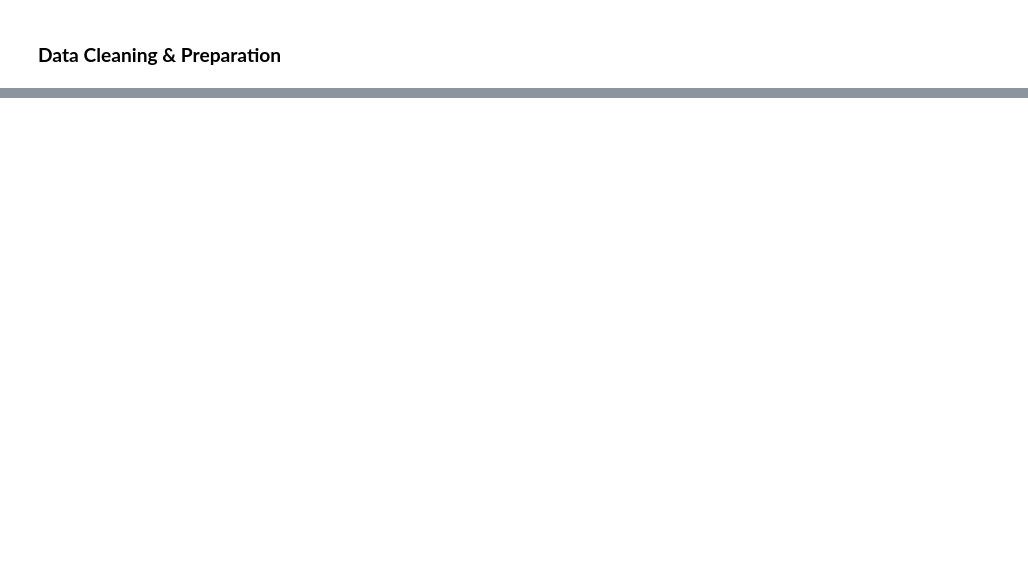
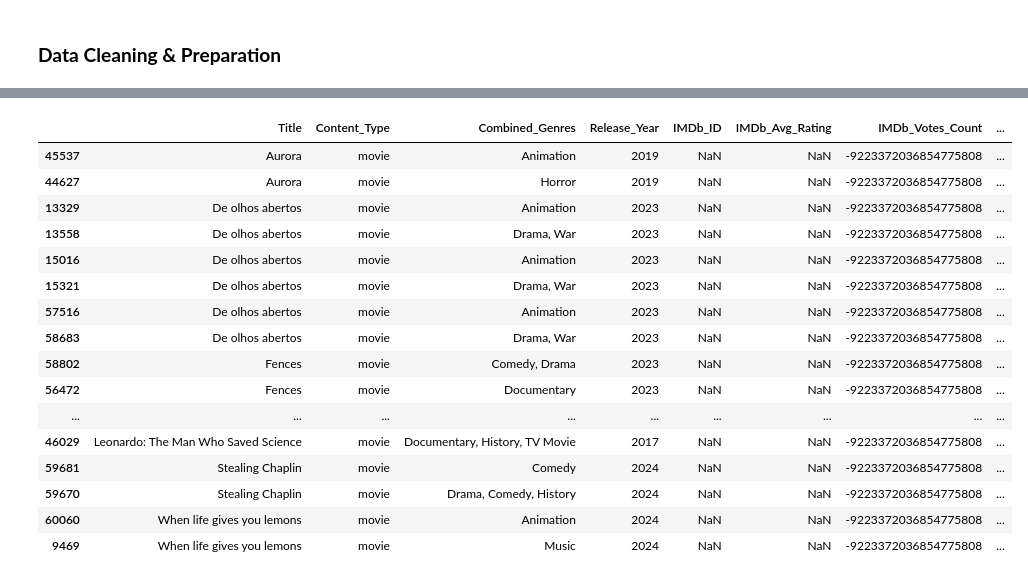
Before and after one commit to rkynhoff/Streaming_Service_Comparisons, a Jupyter notebook: STRM_SERV_COMP_V2.ipynb, the cells around one changed output, grey strips where cells are left out. Cells and saved outputs as stored; diff of their text form; code cells hidden in the pictures; blank space fills up the shorter version.

```diff
--- a/STRM_SERV_COMP_V2.ipynb
+++ b/STRM_SERV_COMP_V2.ipynb
@@ -234,0 +309,23 @@ dtype: object
+# %%
+# Remove the duplicated rows that have a null value in the Combined_Genres column by index number
+streaming_v3 = streaming_v2.drop([14396,12177,10415,41721,60601,60548,13581,54558,59876])
+# Redisplay the duplicated content baesd on IMDb_ID, Release_Year, Title, Content_Type, and Service Name
+streaming_v3[streaming_v3.duplicated(subset = ["IMDb_ID","Title","Release_Year","Content_Type","Service_Name"], keep = False)].sort_values(by=["Title","Service_Name","Combined_Genres"], ascending=[True,True,True])
+# %% [output]
+|  | Title | Content_Type | Combined_Genres | Release_Year | IMDb_ID | IMDb_Avg_Rating | IMDb_Votes_Count | ... |
+| 45537 | Aurora | movie | Animation | 2019 | NaN | NaN | -9223372036854775808 | ... |
+| 44627 | Aurora | movie | Horror | 2019 | NaN | NaN | -9223372036854775808 | ... |
+| 13329 | De olhos abertos | movie | Animation | 2023 | NaN | NaN | -9223372036854775808 | ... |
+| 13558 | De olhos abertos | movie | Drama, War | 2023 | NaN | NaN | -9223372036854775808 | ... |
+| 15016 | De olhos abertos | movie | Animation | 2023 | NaN | NaN | -9223372036854775808 | ... |
+| 15321 | De olhos abertos | movie | Drama, War | 2023 | NaN | NaN | -9223372036854775808 | ... |
+| 57516 | De olhos abertos | movie | Animation | 2023 | NaN | NaN | -9223372036854775808 | ... |
+| 58683 | De olhos abertos | movie | Drama, War | 2023 | NaN | NaN | -9223372036854775808 | ... |
+| 58802 | Fences | movie | Comedy, Drama | 2023 | NaN | NaN | -9223372036854775808 | ... |
+| 56472 | Fences | movie | Documentary | 2023 | NaN | NaN | -9223372036854775808 | ... |
+| ... | ... | ... | ... | ... | ... | ... | ... | ... |
+| 46029 | Leonardo: The Man Who Saved Science | movie | Documentary, History, TV Movie | 2017 | NaN | NaN | -9223372036854775808 | ... |
+| 59681 | Stealing Chaplin | movie | Comedy | 2024 | NaN | NaN | -9223372036854775808 | ... |
+| 59670 | Stealing Chaplin | movie | Drama, Comedy, History | 2024 | NaN | NaN | -9223372036854775808 | ... |
+| 60060 | When life gives you lemons | movie | Animation | 2024 | NaN | NaN | -9223372036854775808 | ... |
+| 9469 | When life gives you lemons | movie | Music | 2024 | NaN | NaN | -9223372036854775808 | ... |
```
Also changed, not shown: parts of 18 cells of this notebook.
